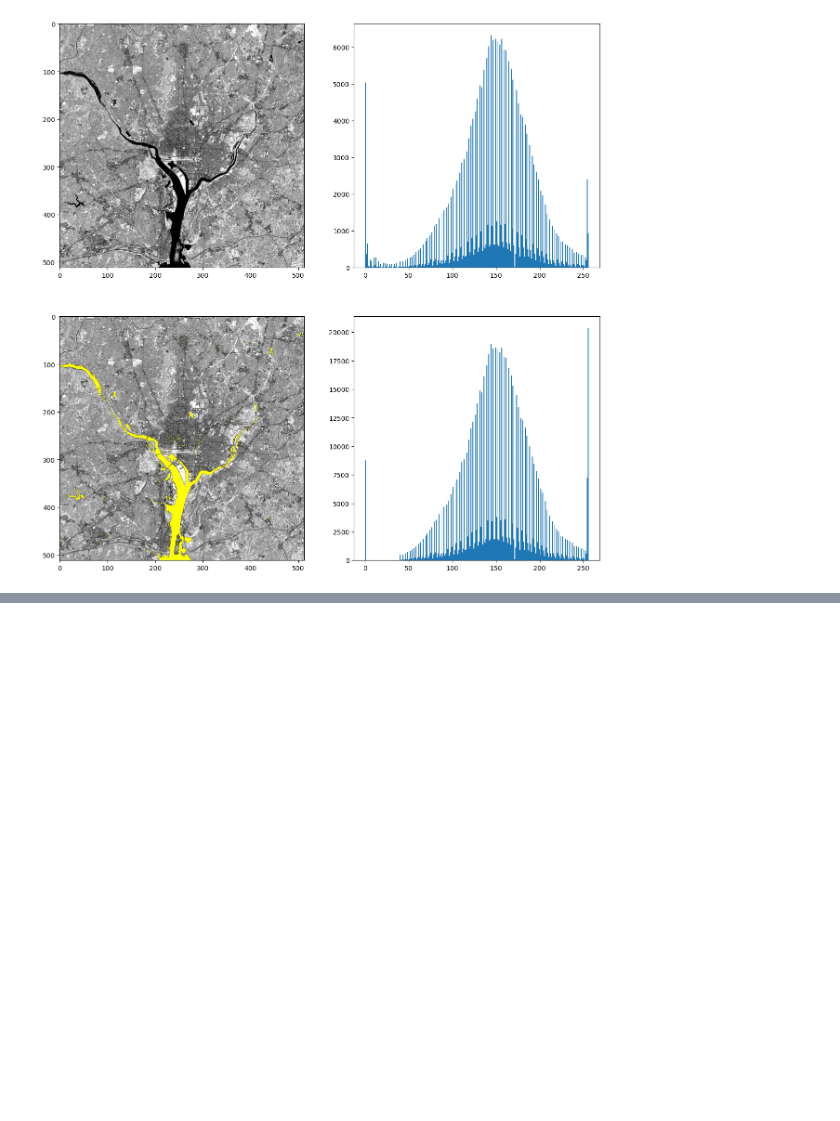
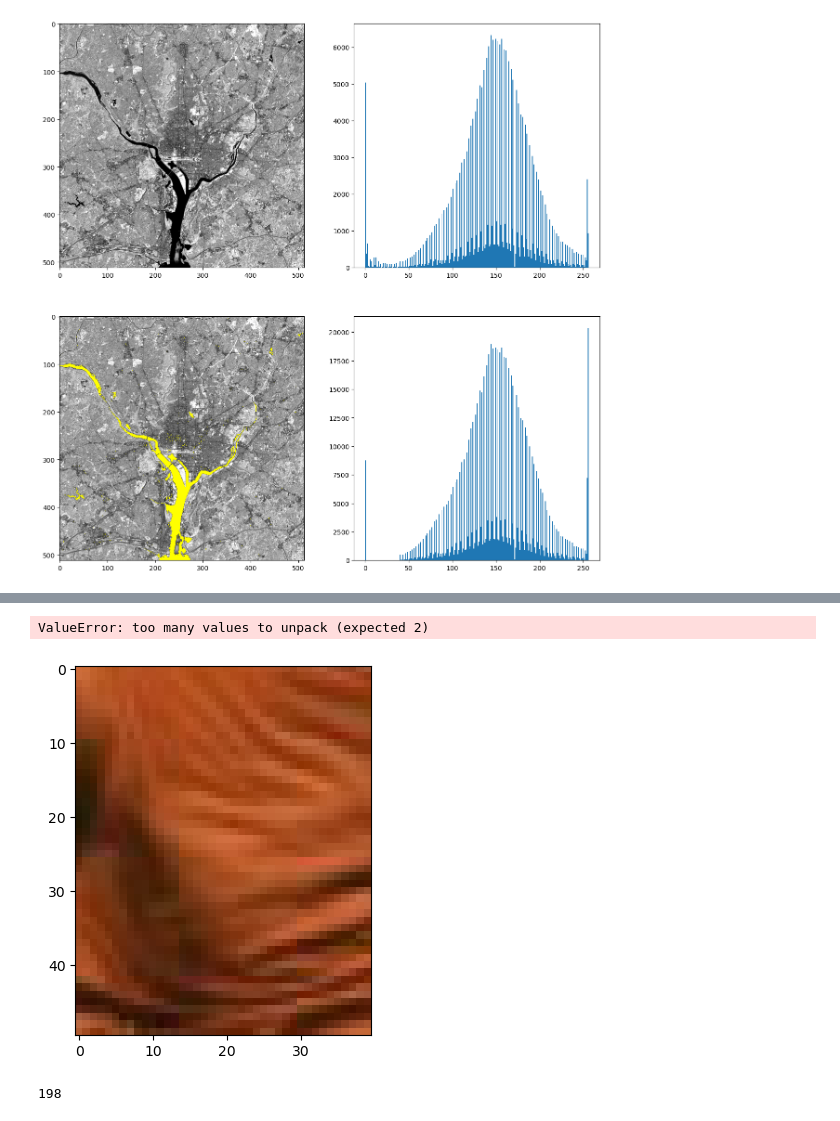
Before and after one commit to IgnacioFucksmann/PDI_2023, a Jupyter notebook: tp_04.ipynb, the cells around one changed output, grey strips where cells are left out. Saved outputs shown, nothing was run; the diff lists cells and outputs as text; code cells hidden in the pictures; blank space fills up the shorter version.

```diff
--- a/tp_04.ipynb
+++ b/tp_04.ipynb
@@ -134,0 +184,60 @@ plt.show()
+# %%
+from scipy.spatial import distance
+
+def func_esfera(img,roi,R):
+    BGR_roi = cv.split(roi)
+
+    maxB=np.argmax(np.histogram(BGR_roi[0],np.arange(256))[0])
+    maxG=np.argmax(np.histogram(BGR_roi[1],np.arange(256))[0])
+    maxR=np.argmax(np.histogram(BGR_roi[2],np.arange(256))[0])
+
+    H,W = img.shape
+    maskBGR = np.zeros((H,W))
+
+    for i in range(H):
+        for j in range(W):
+            bgr_imagen = img[i][j]
+            if distance.euclidean((maxB,maxG,maxR),(bgr_imagen[0],bgr_imagen[1],bgr_imagen[0])) <= R:
+                maskBGR=1
+    return maskBGR
+# %%
+fulvo = cv.imread('imagenes/futbol.jpg')
+roi = fulvo[140:200,130:170]
+plt.imshow(roi)
+maskBGR = func_esfera(fulvo,roi,70)
+
+print(maskBGR)
+
+fig, ax = plt.subplots(nrows=1, ncols=2, figsize=(20,20))
+ax[0].imshow(roi[:,:,[2,1,0]])
+ax[1].imshow(maskBGR,cmap="gray",vmin=0,vmax=255)
+plt.show()
+# %% [output]
+ValueError: too many values to unpack (expected 2)
+[figure, added]
+# %%
+import numpy as np
+from matplotlib import pyplot as plt
+import cv2 as cv
+
+imgFootball = cv.imread("imagenes/futbol.jpg")
+#imgFootball = cv.imread("s01_i08_H_CM.png")
+#imgFootball = cv.imread("s03_i10_H_DM.png")
+#imgFootball = cv.imread("s05_i08_H_LB.png")
+#imgFootball = cv.imread("s06_i13_H_LV.png")
+#imgFootball = cv.imread("s08_i06_H_MA.png")
+
+ROI = imgFootball[120:150,130:160]
+#ROI = imgFootball[270:300,310:330]
+
+BGR = cv.split(ROI)
+
+#BGR
+pdfB = np.histogram(BGR[0], np.arange(256+1),density=False)[0]
+pdfG = np.histogram(BGR[1], np.arange(256+1),density=False)[0]
+pdfR = np.histogram(BGR[2], np.arange(256+1),density=False)[0]
+oB = cv.minMaxLoc(pdfB)[3][1]
+
+print(np.argmax(pdfB))
+# %% [output]
+198
```
Also changed, not shown: parts of 5 cells of this notebook.
